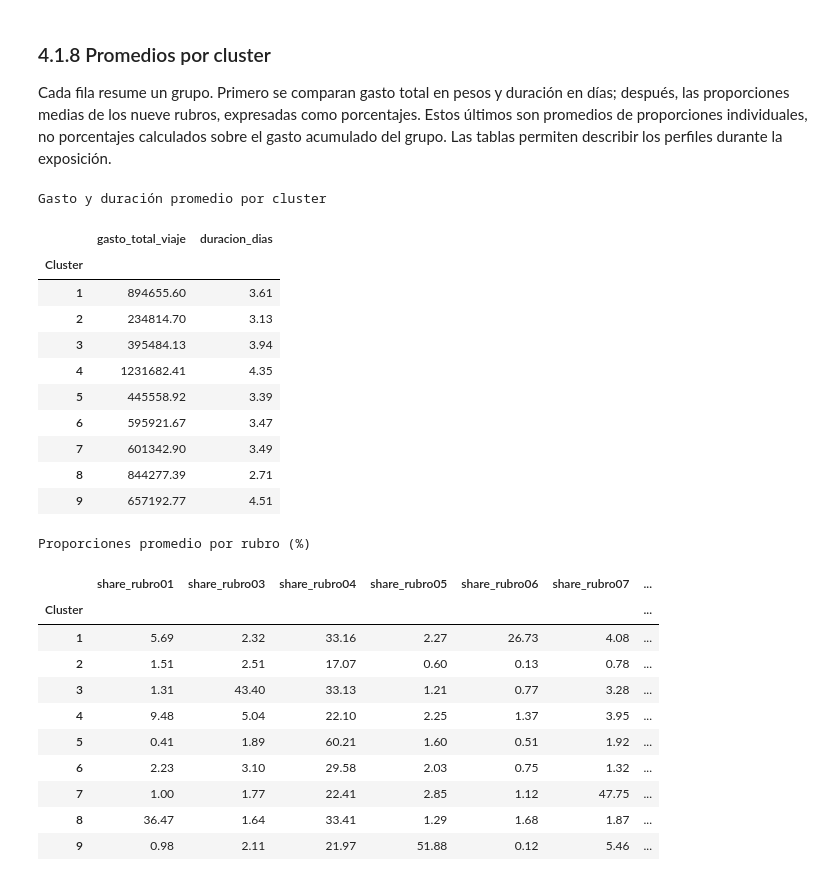
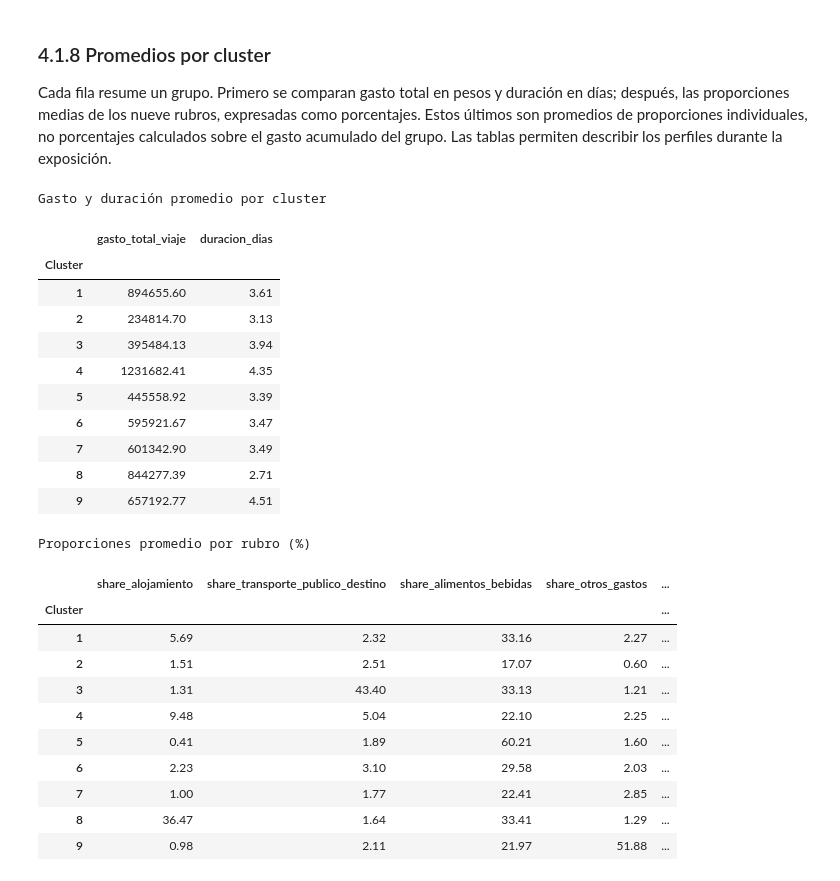
Before and after one commit to antobeni07/K-Means-Clustering, a Jupyter notebook: K-means.ipynb, the cells around one changed output. Cells and saved outputs as stored; diff of their text form; code cells hidden in the pictures.

Commit message:
Código completo con clusters visibles

```diff
--- a/K-means.ipynb
+++ b/K-means.ipynb
@@ -510,7 +678,7 @@ Un faltante no convierte una variable cuantitativa en cualitativa. Los indicador
 todos = pd.Series(True, index=df_trabajo.index)
 
 reglas_imputacion = (
-    [{"columna": f"rubro{r:02d}_monto", "aplica": todos,
+    [{"columna": f"gasto_{r}_monto", "aplica": todos,
       "metodo": "valor", "valor": 0.0} for r in RUBROS]
     + [{"columna": f"aloj{a:02d}_noches", "aplica": todos,
         "metodo": "valor", "valor": 0.0} for a in ALOJ]
@@ -566,7 +734,7 @@ df_trabajo["duracion_dias"] = (
 ).dt.days
 df_trabajo["log_gasto_total"] = np.log1p(df_trabajo["gasto_total_viaje"])
 
-COLS_RUBRO = [f"rubro{r:02d}_monto" for r in RUBROS]
+COLS_RUBRO = [f"gasto_{r}_monto" for r in RUBROS]
 df_trabajo["suma_rubros"] = df_trabajo[COLS_RUBRO].sum(axis=1)
 df_trabajo["coherencia"] = df_trabajo["suma_rubros"] / df_trabajo["gasto_total_viaje"]
 
@@ -578,12 +746,12 @@ display(df_trabajo.loc[df_trabajo["suma_rubros"] > 0, "coherencia"]
 df_trabajo = df_trabajo.loc[df_trabajo["suma_rubros"] > 0].copy()
 
 for r in RUBROS:
-    df_trabajo[f"share_rubro{r:02d}"] = (
-        df_trabajo[f"rubro{r:02d}_monto"] / df_trabajo["suma_rubros"])
+    df_trabajo[f"share_{r}"] = (
+        df_trabajo[f"gasto_{r}_monto"] / df_trabajo["suma_rubros"])
 
 # para que el Punto 3 analice las variables que realmente se van a usar
 columnas_numericas += (["duracion_dias", "log_gasto_total", "suma_rubros"]
-                       + [f"share_rubro{r:02d}" for r in RUBROS])
+                       + [f"share_{r}" for r in RUBROS])
 
 print("Base para clustering:", df_trabajo.shape)
 # %% [output]
@@ -666,7 +834,7 @@ if variable_grafico is not None:
 
 # Solo las variables que entrarán al modelo.
 variables_correlacion = (
-    [f"share_rubro{r:02d}" for r in RUBROS]
+    [f"share_{r}" for r in RUBROS]
     + ["log_gasto_total", "duracion_dias"]
 )
 matriz_correlacion = df_trabajo[variables_correlacion].corr()
@@ -804,14 +972,14 @@ Cada proporción es el monto de su rubro dividido por `suma_rubros`: 0,25 repres
 El gasto bruto, edad, ingreso, noches por alojamiento, ciudad y sexo no se añaden como dimensiones del modelo. La tabla siguiente detalla el origen y la fórmula de cada entrada.
 # %%
 variables_modelado = (
-    [f"share_rubro{r:02d}" for r in RUBROS]
+    [f"share_{r}" for r in RUBROS]
     + ["log_gasto_total", "duracion_dias"]
 )
 X_previo = df_preparado.loc[:, variables_modelado].copy()
 detalle_variables = pd.DataFrame({
     "Variable de entrada": variables_modelado,
     "Origen / fórmula": [
-        f"TURISMO.P7581S{r}A1 / suma_rubros" for r in RUBROS
+        f"TURISMO.P7581S{RUBRO_CODIGO[r]}A1 / suma_rubros" for r in RUBROS
     ] + ["log(1 + TURISMO.P7578)", "fecha_fin_viaje - fecha_inicio_viaje"],
     "Unidad antes de escalar": ["Proporción entre 0 y 1"] * len(RUBROS)
         + ["Logaritmo del gasto en pesos más 1", "Días"],
@@ -1106,37 +1336,37 @@ Cada fila resume un grupo. Primero se comparan gasto total en pesos y duración
 # %%
 promedios_clusters = df_preparado.groupby("Cluster")[
     ["gasto_total_viaje", "duracion_dias"]
 ].mean()
 print("Gasto y duración promedio por cluster")
 display(promedios_clusters.round(2))
 
 proporciones_clusters = df_preparado.groupby("Cluster")[
-    [f"share_rubro{r:02d}" for r in RUBROS]
+    [f"share_{r}" for r in RUBROS]
 ].mean() * 100
 print("Proporciones promedio por rubro (%)")
 display(proporciones_clusters.round(2))
 # %% [output]
 Gasto y duración promedio por cluster
 |  | gasto_total_viaje | duracion_dias |
 | Cluster |  |  |
 | 1 | 894655.60 | 3.61 |
 | 2 | 234814.70 | 3.13 |
 | 3 | 395484.13 | 3.94 |
 | 4 | 1231682.41 | 4.35 |
 | 5 | 445558.92 | 3.39 |
 | 6 | 595921.67 | 3.47 |
 | 7 | 601342.90 | 3.49 |
 | 8 | 844277.39 | 2.71 |
 | 9 | 657192.77 | 4.51 |
 Proporciones promedio por rubro (%)
-|  | share_rubro01 | share_rubro03 | share_rubro04 | share_rubro05 | share_rubro06 | share_rubro07 | ... |
-| Cluster |  |  |  |  |  |  | ... |
-| 1 | 5.69 | 2.32 | 33.16 | 2.27 | 26.73 | 4.08 | ... |
-| 2 | 1.51 | 2.51 | 17.07 | 0.60 | 0.13 | 0.78 | ... |
-| 3 | 1.31 | 43.40 | 33.13 | 1.21 | 0.77 | 3.28 | ... |
-| 4 | 9.48 | 5.04 | 22.10 | 2.25 | 1.37 | 3.95 | ... |
-| 5 | 0.41 | 1.89 | 60.21 | 1.60 | 0.51 | 1.92 | ... |
-| 6 | 2.23 | 3.10 | 29.58 | 2.03 | 0.75 | 1.32 | ... |
-| 7 | 1.00 | 1.77 | 22.41 | 2.85 | 1.12 | 47.75 | ... |
-| 8 | 36.47 | 1.64 | 33.41 | 1.29 | 1.68 | 1.87 | ... |
-| 9 | 0.98 | 2.11 | 21.97 | 51.88 | 0.12 | 5.46 | ... |
+|  | share_alojamiento | share_transporte_publico_destino | share_alimentos_bebidas | share_otros_gastos | ... |
+| Cluster |  |  |  |  | ... |
+| 1 | 5.69 | 2.32 | 33.16 | 2.27 | ... |
+| 2 | 1.51 | 2.51 | 17.07 | 0.60 | ... |
+| 3 | 1.31 | 43.40 | 33.13 | 1.21 | ... |
+| 4 | 9.48 | 5.04 | 22.10 | 2.25 | ... |
+| 5 | 0.41 | 1.89 | 60.21 | 1.60 | ... |
+| 6 | 2.23 | 3.10 | 29.58 | 2.03 | ... |
+| 7 | 1.00 | 1.77 | 22.41 | 2.85 | ... |
+| 8 | 36.47 | 1.64 | 33.41 | 1.29 | ... |
+| 9 | 0.98 | 2.11 | 21.97 | 51.88 | ... |
```
Also changed, not shown: parts of 21 cells of this notebook.
